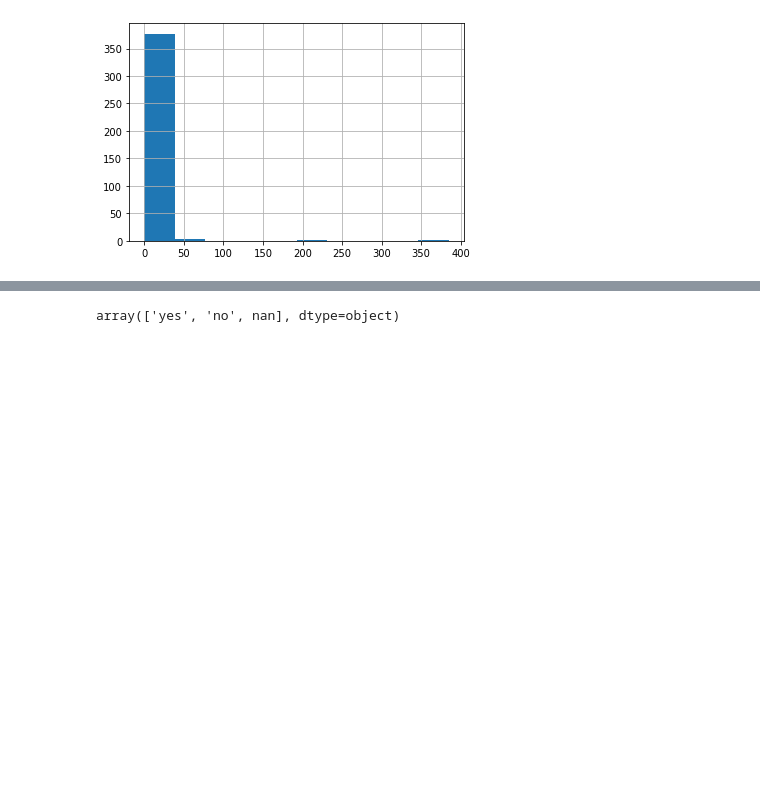
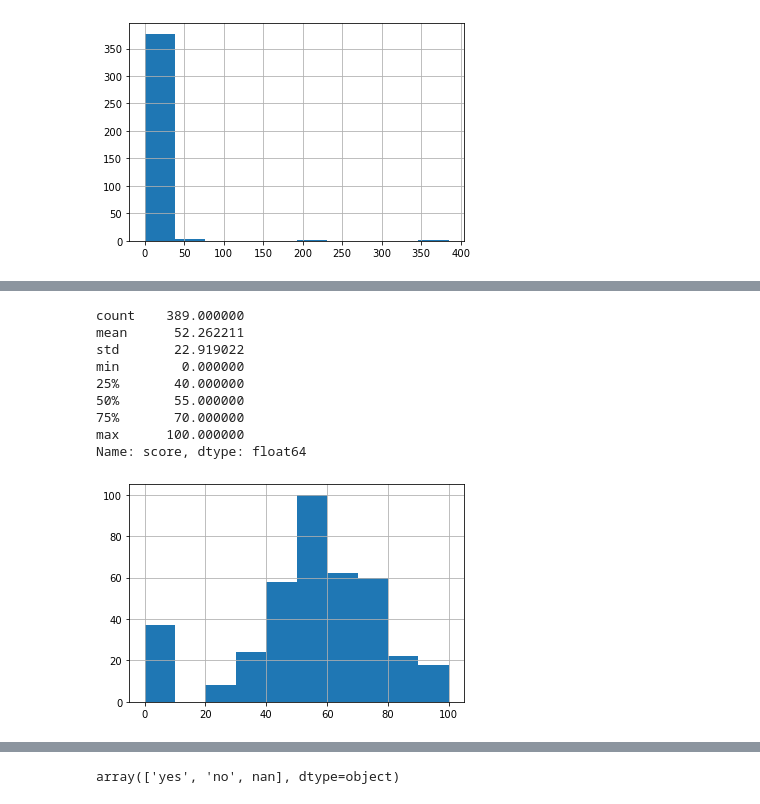
Before and after one commit to AnorVen/skillfactory_rds, a Jupyter notebook: module2/module2.ipynb, the cells around one changed output, grey strips where cells are left out. Cells and saved outputs as stored; diff of their text form; code cells hidden in the pictures; blank space fills up the shorter version.

```diff
--- a/Untitled.ipynb
+++ b/module2/module2.ipynb
@@ -159,0 +226,14 @@ num_vars.absences = num_vars.absences.apply(lambda x: 40 if x >=40 else temp_abs
+# %%
+num_cols.score.hist()
+num_cols.score.describe()
+# %% [output]
+count    389.000000
+mean      52.262211
+std       22.919022
+min        0.000000
+25%       40.000000
+50%       55.000000
+75%       70.000000
+max      100.000000
+Name: score, dtype: float64
+[figure, added]
```
Also changed, not shown: parts of 27 cells of this notebook, 3 other files.
